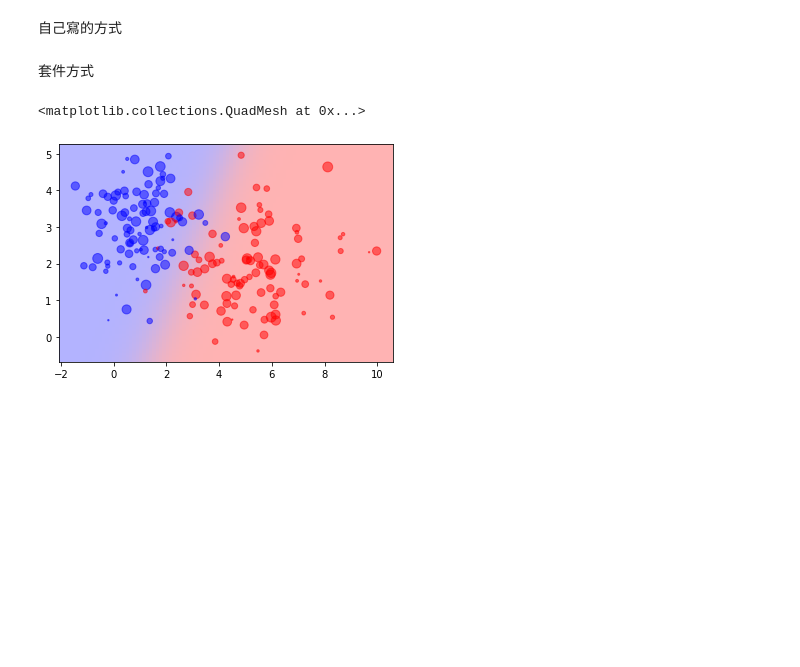
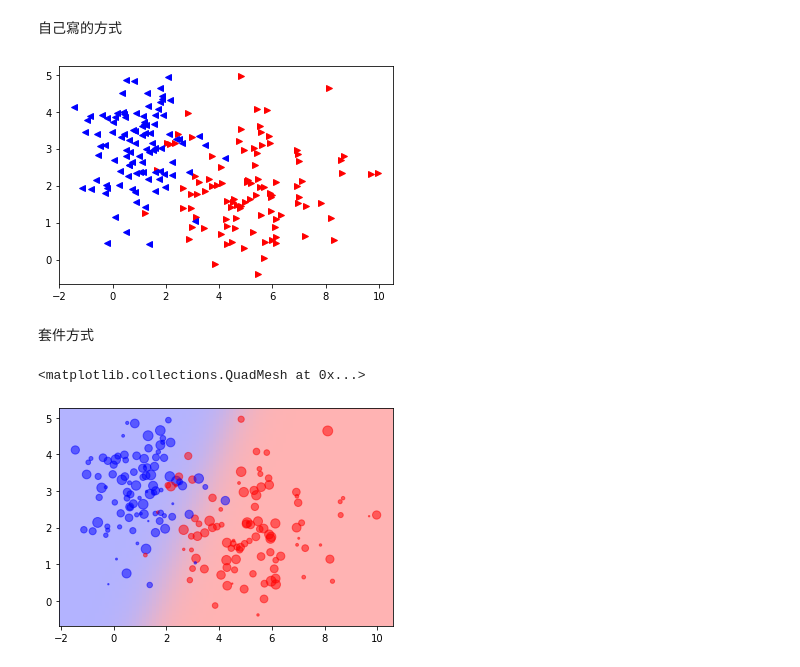
Before and after one commit to aceaceace123/Maching-Learning, a Jupyter notebook: 1123class.ipynb, the cells around one changed output. Saved outputs shown, nothing was run; the diff lists cells and outputs as text; code cells hidden in the pictures; blank space fills up the shorter version.

```diff
--- a/1123class.ipynb
+++ b/1123class.ipynb
@@ -3,20 +3,22 @@
 # %%
 import numpy as np
 import numpy.linalg as LA
 import matplotlib.pyplot as plt
-data_dir = '../Data/
+data_dir = '/Users/liang/Documents/統計數學與運算/上課教材/ml_data/'
 D = np.loadtxt(data_dir + 'la_1.txt', comments='%')
 X = D[:, 0:2]
 y = D[:,2]
 C1, C2 = X[y==0,:], X[y==1,:]
 plt.plot(C1[:,0], C1[:,1], 'r>', label = 'Group A')
 plt.plot(C2[:,0], C2[:,1],'b<', label = 'Group B')
 # Estimatr the group parameters
 n = D[:,0].size
 n1, n2 = C1[:,0].size, C2[:,0].size
 pi1, pi2 = n1/n, n2/n
 mu1, mu2 = np.mean(C1, axis = 0), np.mean(C2, axis = 0)
 Sigma = (np.cov(C1.T) + np.cov(C2.T))/2
+# %% [output]
+[figure, added]
 # %% [markdown]
 套件方式
 # %%
```
Also changed, not shown: parts of 3 cells of this notebook.
